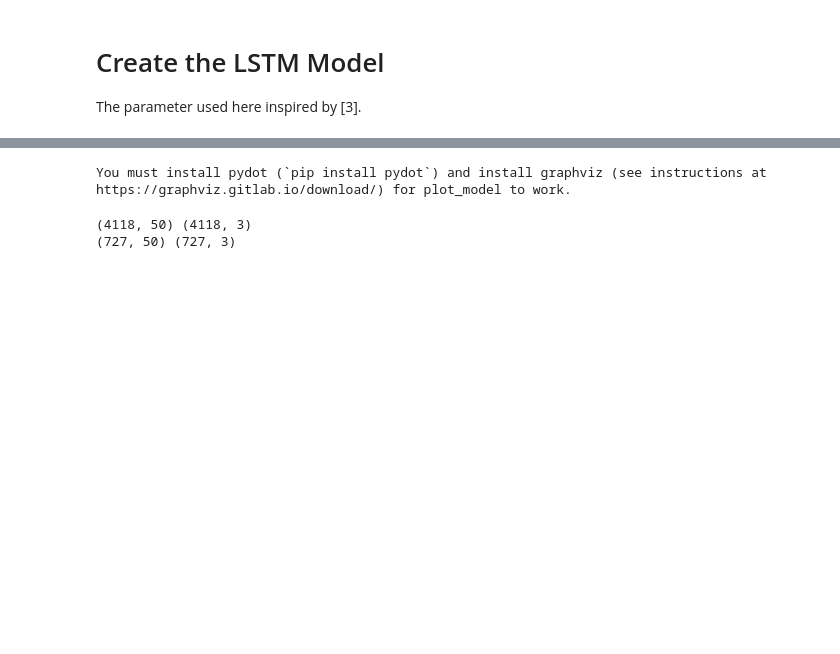
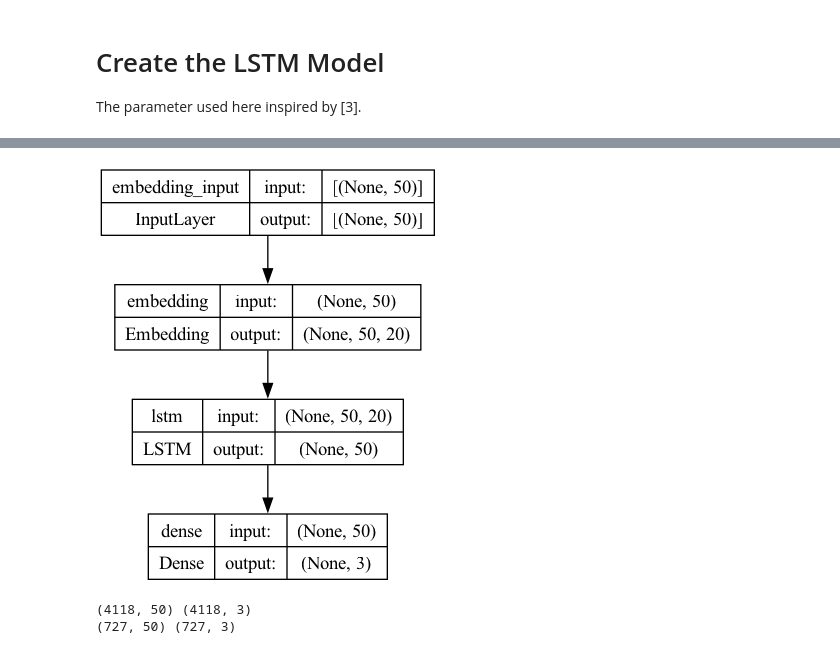
Before and after one commit to dningg/sentiment-classification, a Jupyter notebook: nlp-financial-news-sentiment-analysis.ipynb, the cells around one changed output, grey strips where cells are left out. Saved outputs shown, nothing was run; the diff lists cells and outputs as text; code cells hidden in the pictures; blank space fills up the shorter version.

```diff
--- a/nlp-financial-news-sentiment-analysis.ipynb
+++ b/nlp-financial-news-sentiment-analysis.ipynb
@@ -468,7 +462,12 @@ Note: you may need to restart the kernel to use updated packages.
-# %%
-tf.keras.utils.plot_model(model, show_shapes=True)
-# %% [output]
-You must install pydot (`pip install pydot`) and install graphviz (see instructions at https://graphviz.gitlab.io/download/) for plot_model to work.
+# %%
+import pydot
+import pydotplus
+from keras.utils import plot_model
+import os
+os.environ["PATH"] += os.pathsep + '/opt/homebrew/Cellar/graphviz/9.0.0/lib/graphviz'
+plot_model(model, to_file='model.png', show_shapes=True)
+# %% [output]
+[figure, added]
 # %%
 Y = pd.get_dummies(df['sentiment']).values
 X_train, X_test, Y_train, Y_test = train_test_split(X,Y, test_size = 0.15, random_state = 42)
```
Also changed, not shown: parts of 31 cells of this notebook, 5 other files.
